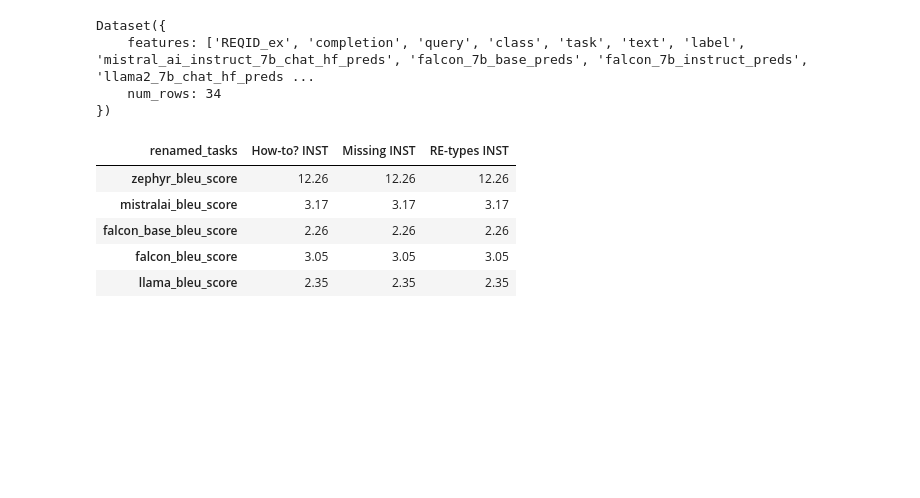
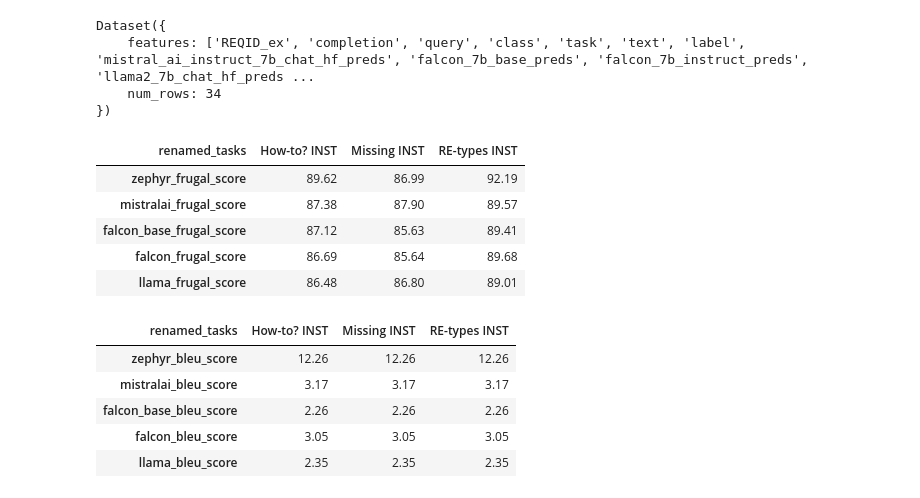
Before and after one commit to kasrahabib/ReqBrain, a Jupyter notebook: evaluations/automated_nlp_evaluations/paper_visualisations.ipynb, the cells around one changed output. Cells and saved outputs as stored; diff of their text form; code cells hidden in the pictures; blank space fills up the shorter version.

```diff
--- a/evaluations/automated_nlp_evaluations/paper_visualisations.ipynb
+++ b/evaluations/automated_nlp_evaluations/paper_visualisations.ipynb
@@ -221,6 +221,15 @@ rougel_stats = rougel_stats.applymap(lambda x: np.round(x, 2)).astype(float)
 frugal_stats = frugal_stats.T.iloc[3:] # excluding comercial models .iloc[3:]
 bleu_stats = bleu_stats.T.iloc[3:] # excluding comercial models .iloc[3:]
 rougel_stats = rougel_stats.T.iloc[3:] # excluding comercial models .iloc[3:]
+# %%
+frugal_stats
+# %% [output]
+| renamed_tasks | How-to? INST | Missing INST | RE-types INST |
+| zephyr_frugal_score | 89.62 | 86.99 | 92.19 |
+| mistralai_frugal_score | 87.38 | 87.90 | 89.57 |
+| falcon_base_frugal_score | 87.12 | 85.63 | 89.41 |
+| falcon_frugal_score | 86.69 | 85.64 | 89.68 |
+| llama_frugal_score | 86.48 | 86.80 | 89.01 |
 # %%
 bleu_stats
 # %% [output]
```
Also changed, not shown: parts of 1 cell of this notebook, 36 other files.
